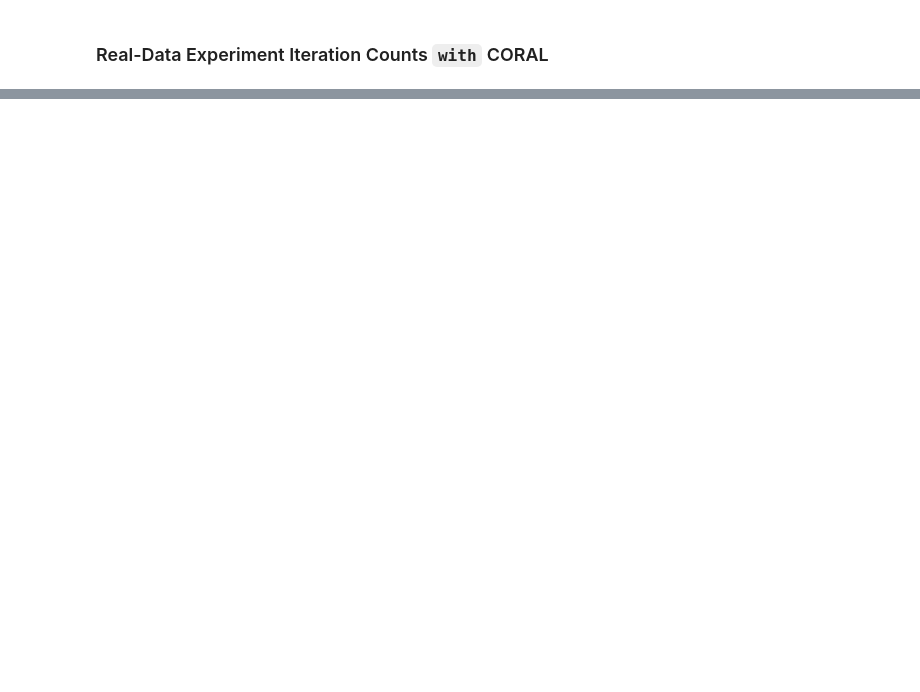
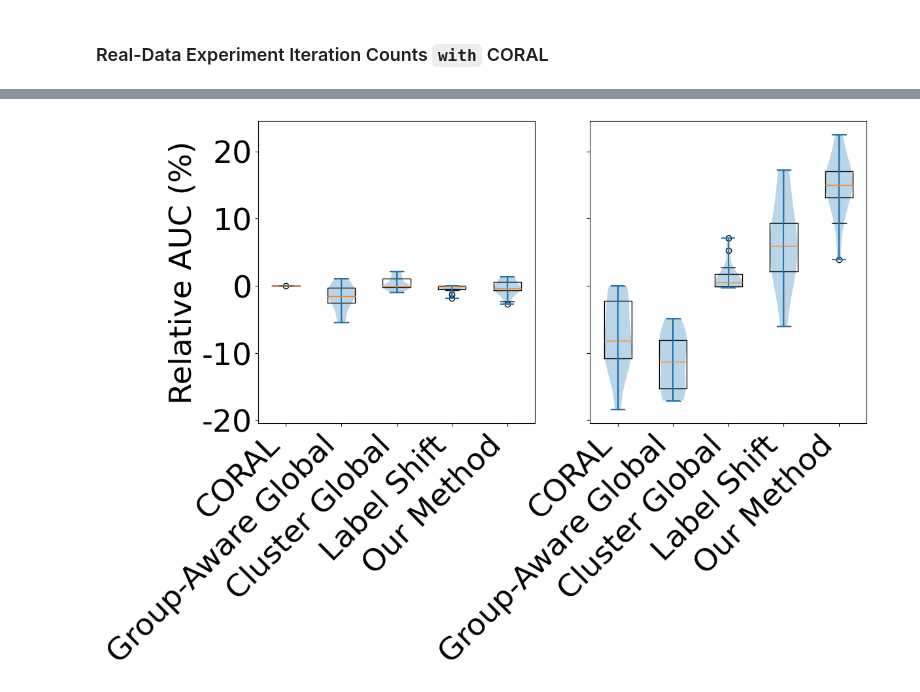
Before and after one commit to Dzeiberg/leveraging_structure, a Jupyter notebook: Results.ipynb, the cells around one changed output, grey strips where cells are left out. Saved outputs shown, nothing was run; the diff lists cells and outputs as text; code cells hidden in the pictures; blank space fills up the shorter version.

```diff
--- a/Results.ipynb
+++ b/Results.ipynb
@@ -185,5 +347,5 @@ summaryTable.style.highlight_max(subset=[c for c in summaryTable.columns if "Sta
 # %%
-name,vals = zip(*[(n,t.mean(axis=0).sort_values()) for n,t in synth_tables.items()])
+name,vals = zip(*[(n,t.dropna().mean(axis=0).sort_values()) for n,t in synth_tables.items()])
 synth_summaryTable = pd.DataFrame(vals,index=name)
 # %%
 synth_summaryTable.style.highlight_max(subset=[c for c in synth_summaryTable.columns if "Star" not in c],axis=1)
@@ -243,13 +427,21 @@ synthDFig2.subplots_adjust(hspace = .15,wspace=.05)
 # %%
 synthfig,synthax= plt.subplots(1,2,figsize=(12,6),sharey=True)
 
 synth1 = plotRelPerf(synth_summaryTable.loc[1],ax=synthax[0],
                      cols=lambda tbl:["coral","Group-Aware Global",
                                       "Cluster Global",
                                       "Label Shift","Our Method"],
-                     ytick_locs=np.arange(-20,30,10))
+                     ytick_locs=np.arange(-20,30,10),
+                    ticklabels=["CORAL","Group-Aware Global",
+                                    "Cluster Global",
+                                    "Label Shift","Our Method"],)
 
 synth2 = plotRelPerf(synth_summaryTable.loc[2],ax=synthax[1],axLBL=False,
                     cols=lambda tbl:["coral","Group-Aware Global",
                                       "Cluster Global",
-                                      "Label Shift","Our Method"])
+                                      "Label Shift","Our Method"],
+                    ticklabels=["CORAL","Group-Aware Global",
+                                    "Cluster Global",
+                                    "Label Shift","Our Method"],)
+# %% [output]
+[figure, added]
```
Also changed, not shown: parts of 33 cells of this notebook.
